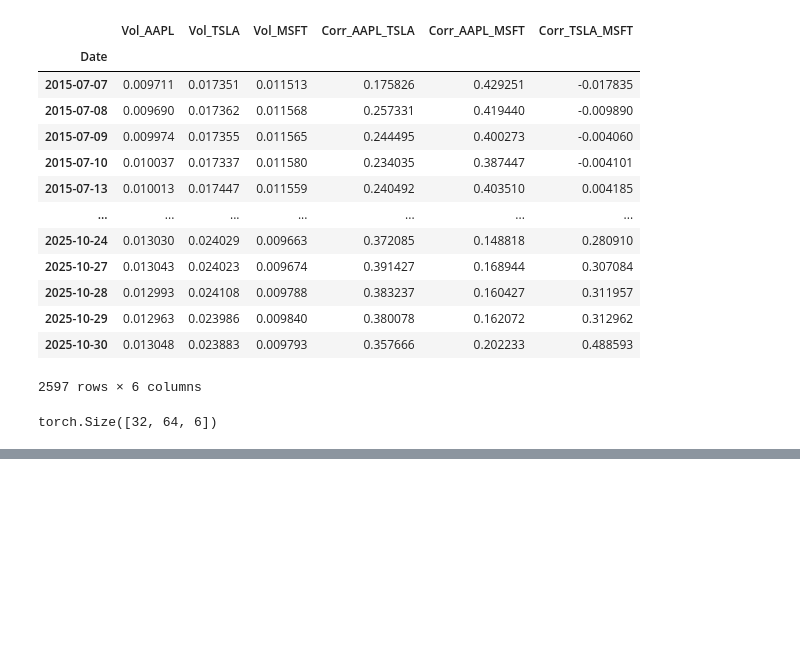
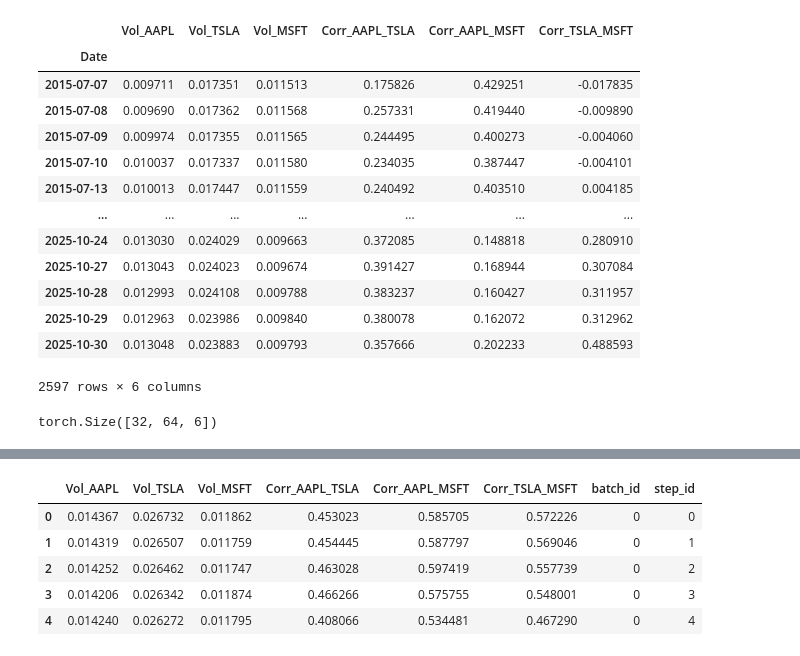
Before and after one commit to Narodomy/Time-Series-Generative-AI-for-Asset-Investment, a Jupyter notebook: notebooks/v4_playground.ipynb, the cells around one changed output, grey strips where cells are left out. Drawn from its saved outputs; the diff is of its cells as text; code cells hidden in the pictures; blank space fills up the shorter version.

Commit message:
(Add) simulate fn to test

```diff
--- a/notebooks/v4_playground.ipynb
+++ b/notebooks/v4_playground.ipynb
@@ -28,7 +28,7 @@ from frameworks import Diffusion
 device = "cuda" if torch.cuda.is_available() else "cpu"
 window_size = 64
 batch_size = 32
-epochs = 16
+epochs = 20
 lr = 1e-4
 hiden_dim = 128
 deep_layers = 2
@@ -245,0 +228,11 @@ array([[[ 1.48809409e+00,  8.47914791e+00,  1.36761246e+01,
+# %%
+n_sample = 64
+enc_true, enc_pred = engine.simulate(n_samples=n_sample, steps_to_predict=1)
+
+true_tensor = dm.inverse_transform(enc_true)
+pred_tensor = dm.inverse_transform(enc_pred)
+
+ground_truth_np = true_tensor.to(device).numpy() if torch.is_tensor(true_tensor) else true_tensor
+pred_np = pred_tensor.to(device).numpy() if torch.is_tensor(pred_tensor) else pred_tensor
+
+print(f"Pred Shape: pred_np.shape, Groud Truth Shape:{ground_truth_np}")
@@ -245,0 +261,8 @@ array([[[ 1.48809409e+00,  8.47914791e+00,  1.36761246e+01,
+# %%
+b, l, c = pred_np.shape
+col_names = dm.stats_df.columns
+
+pred_df = pd.DataFrame(pred_np.reshape(-1, c), columns=col_names)
+
+print(f"Num of Prediction DF: {len(pred_df)}, Shape: {pred_df.shape}")
+pred_df.tail()
@@ -245,0 +277,8 @@ array([[[ 1.48809409e+00,  8.47914791e+00,  1.36761246e+01,
+# %%
+b, l, c = ground_truth_np.shape
+col_names = dm.stats_df.columns
+
+ground_truth_df = pd.DataFrame(ground_truth_np.reshape(-1, c), columns=col_names)
+
+print(f"Num of Prediction DF: {len(ground_truth_df)}, Shape: {ground_truth_df.shape}")
+ground_truth_df.tail()
@@ -245,0 +293,15 @@ array([[[ 1.48809409e+00,  8.47914791e+00,  1.36761246e+01,
+# %%
+batches = np.repeat(np.arange(b), l)
+steps = np.tile(np.arange(l), b)
+
+pred_df['batch_id'] = batches
+pred_df['step_id'] = steps
+
+pred_df.head()
+# %% [output]
+|  | Vol_AAPL | Vol_TSLA | Vol_MSFT | Corr_AAPL_TSLA | Corr_AAPL_MSFT | Corr_TSLA_MSFT | batch_id | step_id |
+| 0 | 0.014367 | 0.026732 | 0.011862 | 0.453023 | 0.585705 | 0.572226 | 0 | 0 |
+| 1 | 0.014319 | 0.026507 | 0.011759 | 0.454445 | 0.587797 | 0.569046 | 0 | 1 |
+| 2 | 0.014252 | 0.026462 | 0.011747 | 0.463028 | 0.597419 | 0.557739 | 0 | 2 |
+| 3 | 0.014206 | 0.026342 | 0.011874 | 0.466266 | 0.575755 | 0.548001 | 0 | 3 |
+| 4 | 0.014240 | 0.026272 | 0.011795 | 0.408066 | 0.534481 | 0.467290 | 0 | 4 |
```
Also changed, not shown: parts of 13 cells of this notebook, 3 other files.
